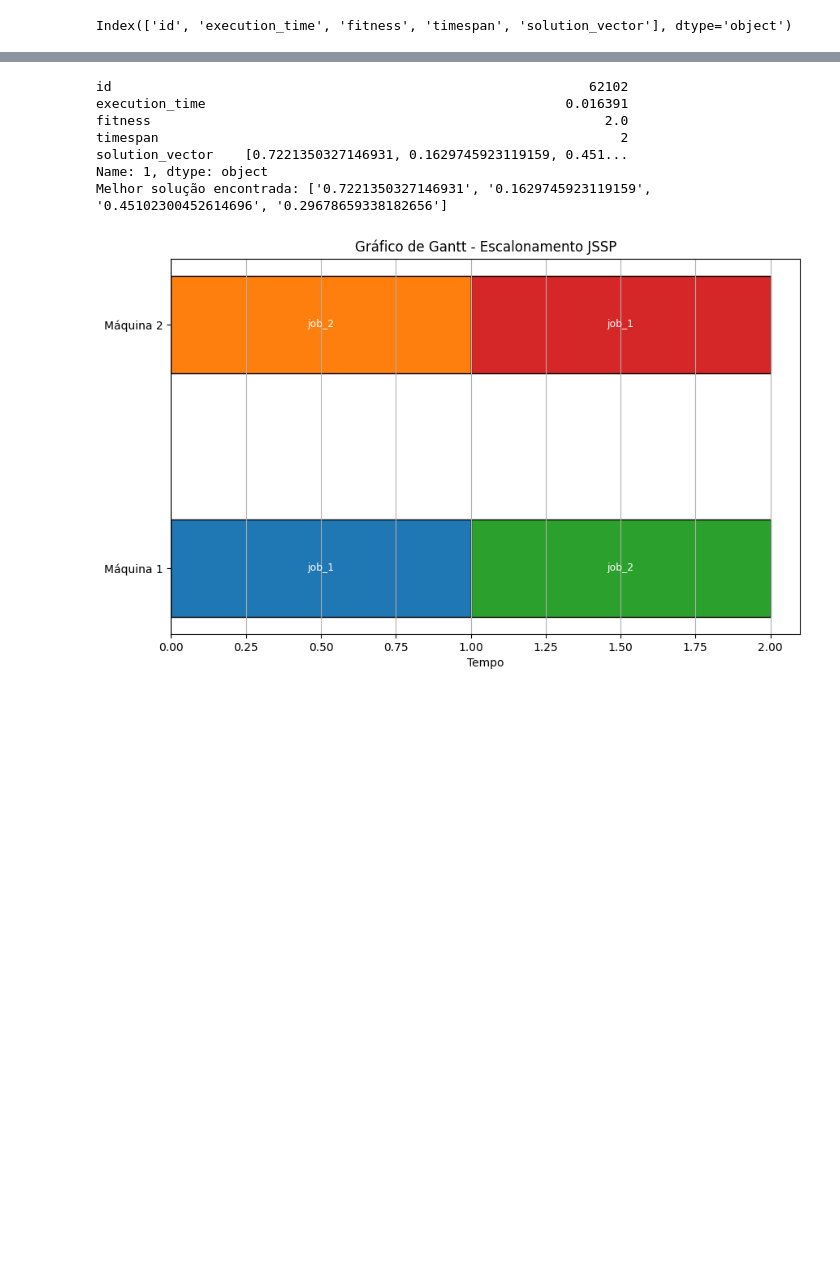
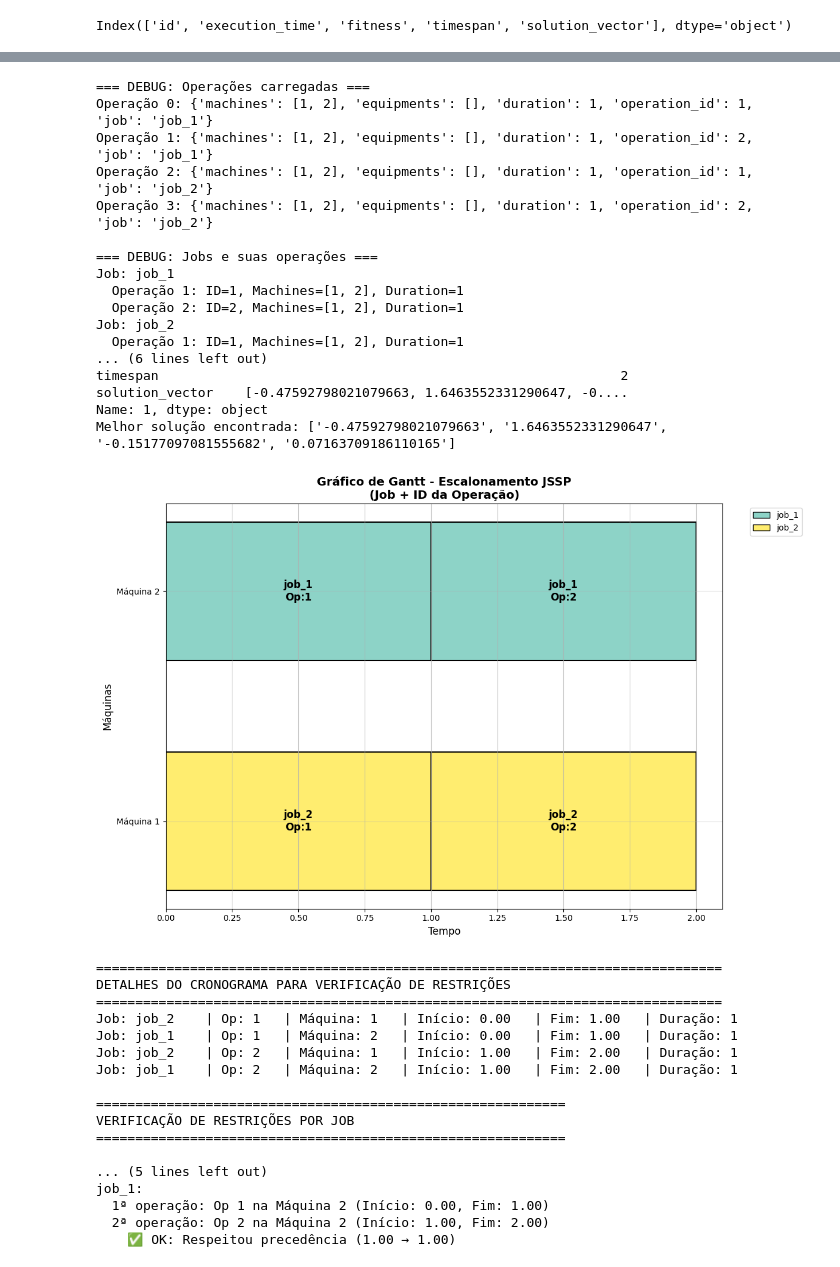
Before and after one commit to deadcube04/sjssp-classical-evaluation, a Jupyter notebook: src/threatData.ipynb, the cells around one changed output, grey strips where cells are left out. Saved outputs shown, nothing was run; the diff lists cells and outputs as text; code cells hidden in the pictures; blank space fills up the shorter version.

Commit message:
fix: fixing how operations are read and shown at the gannt graph

```diff
--- a/src/threatData.ipynb
+++ b/src/threatData.ipynb
@@ -189,26 +263,64 @@ Desvio padrão das melhorias: 0.000%
 # %%
 data = import_tests_cases(ARCHIVE)
 jssp_instance = jssp(data)
 
+# Debug: verificar as operações carregadas
+print("=== DEBUG: Operações carregadas ===")
+operations = jssp_instance.get_flattened_operations()
+for i, op in enumerate(operations):
+    print(f"Operação {i}: {op}")
 
+print("\n=== DEBUG: Jobs e suas operações ===")
+for job in jssp_instance.jobs:
+    print(f"Job: {job.name}")
+    for i, operation in enumerate(job.operations):
+        print(f"  Operação {i+1}: ID={operation.id}, Machines={operation.machines}, Duration={operation.duration}")
 
 best_solution = df[df['fitness'] == df['fitness'].min()].iloc[1]
+print(f"\n=== Melhor solução ===")
 print(best_solution)
 a = best_solution["solution_vector"]
 a = a.replace(" ", "")
 a = a.replace("[", "")
 a = a.replace("]", "")
 a = a.split(",")
 
 print(f"Melhor solução encontrada: {(a)}")
 schedule = simulate_schedule(a, jssp_instance.get_flattened_operations())
 plot_gantt(schedule)
 # %% [output]
-id                                                             62102
-execution_time                                              0.016391
-fitness                                                          2.0
+=== DEBUG: Operações carregadas ===
+Operação 0: {'machines': [1, 2], 'equipments': [], 'duration': 1, 'operation_id': 1, 'job': 'job_1'}
+Operação 1: {'machines': [1, 2], 'equipments': [], 'duration': 1, 'operation_id': 2, 'job': 'job_1'}
+Operação 2: {'machines': [1, 2], 'equipments': [], 'duration': 1, 'operation_id': 1, 'job': 'job_2'}
+Operação 3: {'machines': [1, 2], 'equipments': [], 'duration': 1, 'operation_id': 2, 'job': 'job_2'}
+
+=== DEBUG: Jobs e suas operações ===
+Job: job_1
+  Operação 1: ID=1, Machines=[1, 2], Duration=1
+  Operação 2: ID=2, Machines=[1, 2], Duration=1
+Job: job_2
+  Operação 1: ID=1, Machines=[1, 2], Duration=1
+... (6 lines left out)
 timespan                                                           2
-solution_vector    [0.7221350327146931, 0.1629745923119159, 0.451...
+solution_vector    [-0.47592798021079663, 1.6463552331290647, -0....
 Name: 1, dtype: object
-Melhor solução encontrada: ['0.7221350327146931', '0.1629745923119159', '0.45102300452614696', '0.29678659338182656']
+Melhor solução encontrada: ['-0.47592798021079663', '1.6463552331290647', '-0.15177097081555682', '0.07163709186110165']
-[figure, old version]
+[figure, new version]
+================================================================================
+DETALHES DO CRONOGRAMA PARA VERIFICAÇÃO DE RESTRIÇÕES
+================================================================================
+Job: job_2    | Op: 1   | Máquina: 1   | Início: 0.00   | Fim: 1.00   | Duração: 1
+Job: job_1    | Op: 1   | Máquina: 2   | Início: 0.00   | Fim: 1.00   | Duração: 1
+Job: job_2    | Op: 2   | Máquina: 1   | Início: 1.00   | Fim: 2.00   | Duração: 1
+Job: job_1    | Op: 2   | Máquina: 2   | Início: 1.00   | Fim: 2.00   | Duração: 1
+
+============================================================
+VERIFICAÇÃO DE RESTRIÇÕES POR JOB
+============================================================
+
+... (5 lines left out)
+job_1:
+  1ª operação: Op 1 na Máquina 2 (Início: 0.00, Fim: 1.00)
+  2ª operação: Op 2 na Máquina 2 (Início: 1.00, Fim: 2.00)
+    ✅ OK: Respeitou precedência (1.00 → 1.00)
```
Also changed, not shown: parts of 4 cells of this notebook, 4 other files.
